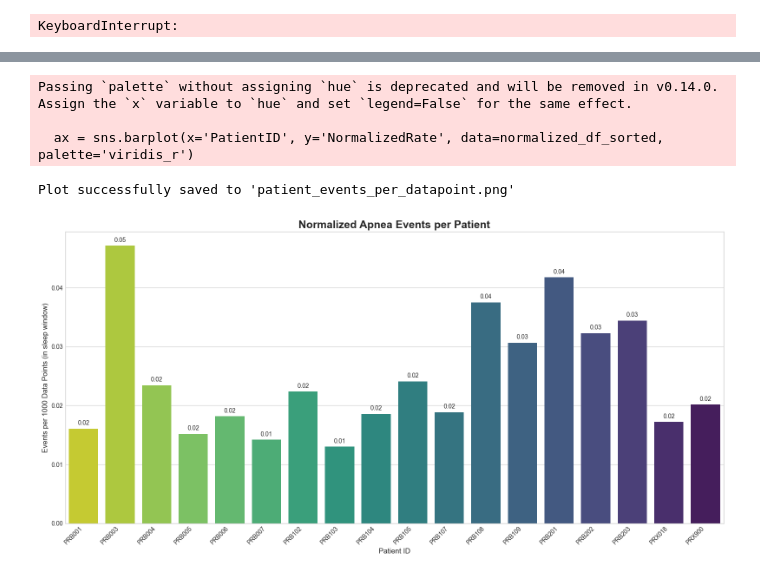
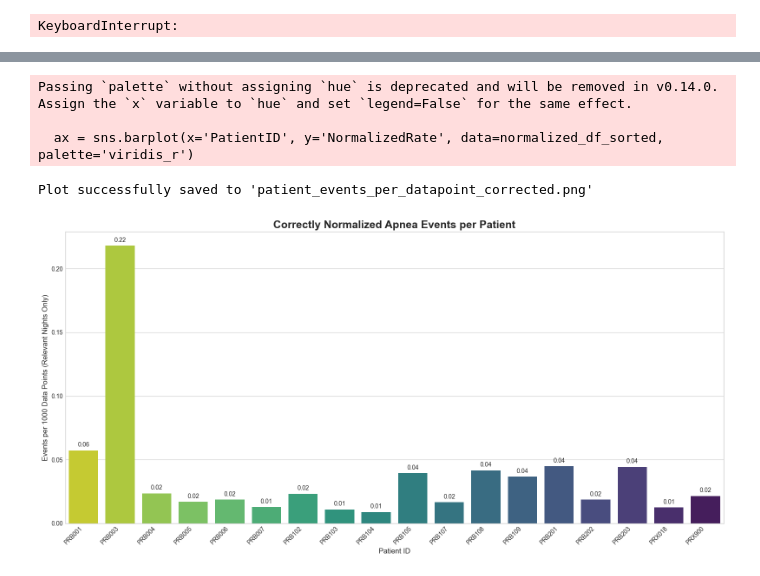
Before and after one commit to harshkheskani/DysfunctionalBreathingCharacterisation, a Jupyter notebook: src/plot_osa_smile.ipynb, the cells around one changed output, grey strips where cells are left out. Drawn from its saved outputs; the diff is of its cells as text; code cells hidden in the pictures.

Commit message:
more plots

```diff
--- a/src/plot_osa_smile.ipynb
+++ b/src/plot_osa_smile.ipynb
@@ -1469,7 +1469,7 @@ Processing patient: PRB005
 Processing patient: PRB202
 KeyboardInterrupt:
 # %%
-# plot_events_per_datapoint.py
+# plot_events_per_datapoint_corrected.py
 
 import os
 import glob
@@ -1478,10 +1478,11 @@ import matplotlib.pyplot as plt
 import seaborn as sns
 import pytz
 
-def plot_normalized_events_per_patient(results_folder, data_root_folder, output_filename="patient_events_per_datapoint.png"):
+def plot_normalized_events_per_patient(results_folder, data_root_folder, output_filename="patient_events_per_datapoint_corrected.png"):
     """
     Calculates the average apnea events per data point for each patient by
-    normalizing event counts with the number of raw data samples.
+    normalizing event counts with the number of raw data samples from ONLY
+    the nights included in the analysis.
     """
     search_pattern = os.path.join(results_folder, "*_osa.csv")
     result_files = glob.glob(search_pattern)
@@ -1490,7 +1491,7 @@ def plot_normalized_events_per_patient(results_folder, data_root_folder, output_
         print(f"Error: No '*_osa.csv' files found in the folder: '{results_folder}'")
         return
 
-    print(f"Found {len(result_files)} patient result files. Processing and normalizing by data point count...")
+    print(f"Found {len(result_files)} patient result files. Processing and normalizing...")
 
     patient_normalized_data = {}
     scotland_tz = pytz.timezone('Europe/London')
@@ -1500,17 +1501,29 @@ def plot_normalized_events_per_patient(results_folder, data_root_folder, output_
         patient_id_prefix = filename.split('_osa.csv')[0]
         print(f"\nProcessing patient: {patient_id_prefix}")
 
-        # --- 1. Get the total event count for the patient ---
+        # --- 1. Get total event count AND the list of analyzed dates ---
         try:
             event_df = pd.read_csv(file_path)
             total_event_count = len(event_df)
-        except pd.errors.EmptyDataError:
-            total_event_count = 0
+
+            # Get a unique set of dates that were actually included in the results
+            if not event_df.empty:
+                analyzed_dates = set(event_df['date'].unique())
+                print(f"  - Found {total_event_count} events across {len(analyzed_dates)} unique nights.")
+            else:
+                analyzed_dates = set()
+                print("  - No events found for this patient.")
+
         except Exception as e:
             print(f"  - Could not process event file {file_path}: {e}")
             continue
 
-        # --- 2. Load all raw data and count the number of samples in the sleep window ---
+        # If there are no events, the normalized rate is 0
+        if total_event_count == 0:
+            patient_normalized_data[patient_id_prefix] = 0
+            continue
+
+        # --- 2. Load all raw data ---
         raw_search_pattern = os.path.join(data_root_folder, f"{patient_id_prefix}*/Respeck/*.csv")
         raw_files = glob.glob(raw_search_pattern)
         if not raw_files:
@@ -1526,21 +1539,30 @@ def plot_normalized_events_per_patient(results_folder, data_root_folder, output_
 
             raw_df = pd.concat(raw_df_list, ignore_index=True)
 
-            # Filter raw data for the 9 PM to 10 AM sleep window
+            # --- 3. Filter raw data to match ONLY the analyzed dates ---
             raw_df['datetime'] = pd.to_datetime(raw_df['interpolatedPhoneTimestamp'], unit='ms', errors='coerce', utc=True).dt.tz_convert(scotland_tz)
-            hour = raw_df['datetime'].dt.hour
+            raw_df['date_str'] = raw_df['datetime'].dt.strftime('%Y-%m-%d')
+
+            # Keep only the rows from the raw data that match the dates in our event file
+            relevant_raw_df = raw_df[raw_df['date_str'].isin(analyzed_dates)]
+
+            if relevant_raw_df.empty:
+                print(f"  - WARNING: No raw data matched the analyzed dates. Cannot normalize.")
+                patient_normalized_data[patient_id_prefix] = 0
+                continue
+
+            # --- 4. Now, count samples within the sleep window from this relevant data ---
+            hour = relevant_raw_df['datetime'].dt.hour
             sleep_window_mask = ~hour.between(10, 20)
-            sleep_samples_df = raw_df[sleep_window_mask]
+            sleep_samples_df = relevant_raw_df[sleep_window_mask]
 
-            # <<< REVERTED LOGIC: Simply count the number of rows (data points) >>>
-            total_samples_in_window = len(sleep_samples_df)
+            total_samples_for_normalization = len(sleep_samples_df)
 
-            print(f"  - Found {total_event_count} events over {total_samples_in_window} data points in the sleep window.")
+            print(f"  - Normalizing against {total_samples_for_normalization} data points from the relevant nights.")
 
-            # --- 3. Calculate Events per Data Point ---
-            # To make the number more readable, we can calculate events per 1000 data points
-            if total_samples_in_window > 0:
-                normalized_rate = (total_event_count / total_samples_in_window) * 1000
+            # --- 5. Calculate Events per Data Point ---
+            if total_samples_for_normalization > 0:
+                normalized_rate = (total_event_count / total_samples_for_normalization) * 1000
             else:
                 normalized_rate = 0
 
@@ -1564,15 +1586,14 @@ def plot_normalized_events_per_patient(results_folder, data_root_folder, output_
 
     for p in ax.patches:
         ax.annotate(
-            format(p.get_height(), '.2f'), # Format to two decimal places for better precision
+            format(p.get_height(), '.2f'),
             (p.get_x() + p.get_width() / 2., p.get_height()),
             ha='center', va='center', xytext=(0, 9), textcoords='offset points'
         )
 
-    # Update titles and labels
-    plt.title('Normalized Apnea Events per Patient', fontsize=18, fontweight='bold')
+    plt.title('Correctly Normalized Apnea Events per Patient', fontsize=18, fontweight='bold')
     plt.xlabel('Patient ID', fontsize=12)
-    plt.ylabel('Events per 1000 Data Points (in sleep window)', fontsize=12)
+    plt.ylabel('Events per 1000 Data Points (Relevant Nights Only)', fontsize=12)
     plt.xticks(rotation=45, ha="right")
     plt.tight_layout()
 
@@ -1583,7 +1604,7 @@ def plot_normalized_events_per_patient(results_folder, data_root_folder, output_
     plt.show()
 
 if __name__ == "__main__":
-    RESULTS_FOLDER = './smile_osa_results'
+    RESULTS_FOLDER = './smile_osa_cnn'
     DATA_ROOT_FOLDER = '../data/Smile'
 
     plot_normalized_events_per_patient(
@@ -1611,6 +1632,6 @@ Processing patient: PRB103
 Passing `palette` without assigning `hue` is deprecated and will be removed in v0.14.0. Assign the `x` variable to `hue` and set `legend=False` for the same effect.
 
   ax = sns.barplot(x='PatientID', y='NormalizedRate', data=normalized_df_sorted, palette='viridis_r')
-Plot successfully saved to 'patient_events_per_datapoint.png'
+Plot successfully saved to 'patient_events_per_datapoint_corrected.png'
-[figure, old version]
+[figure, new version]
 # %%
```
Also changed, not shown: parts of 5 cells of this notebook, 5 other files.
